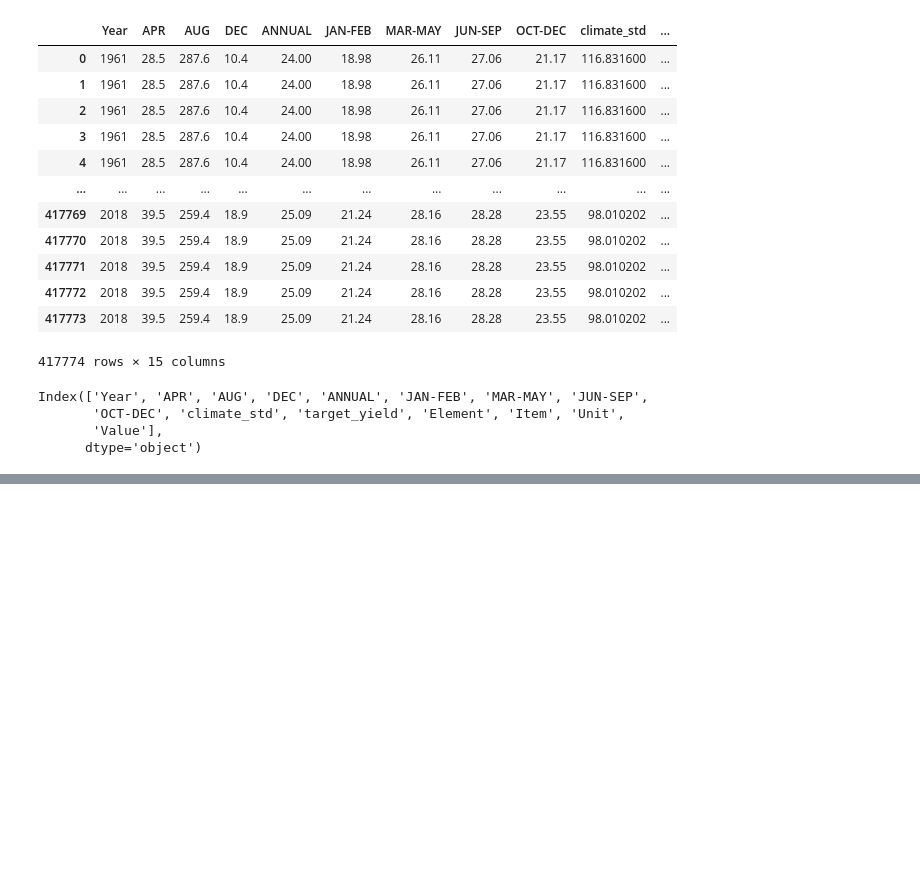
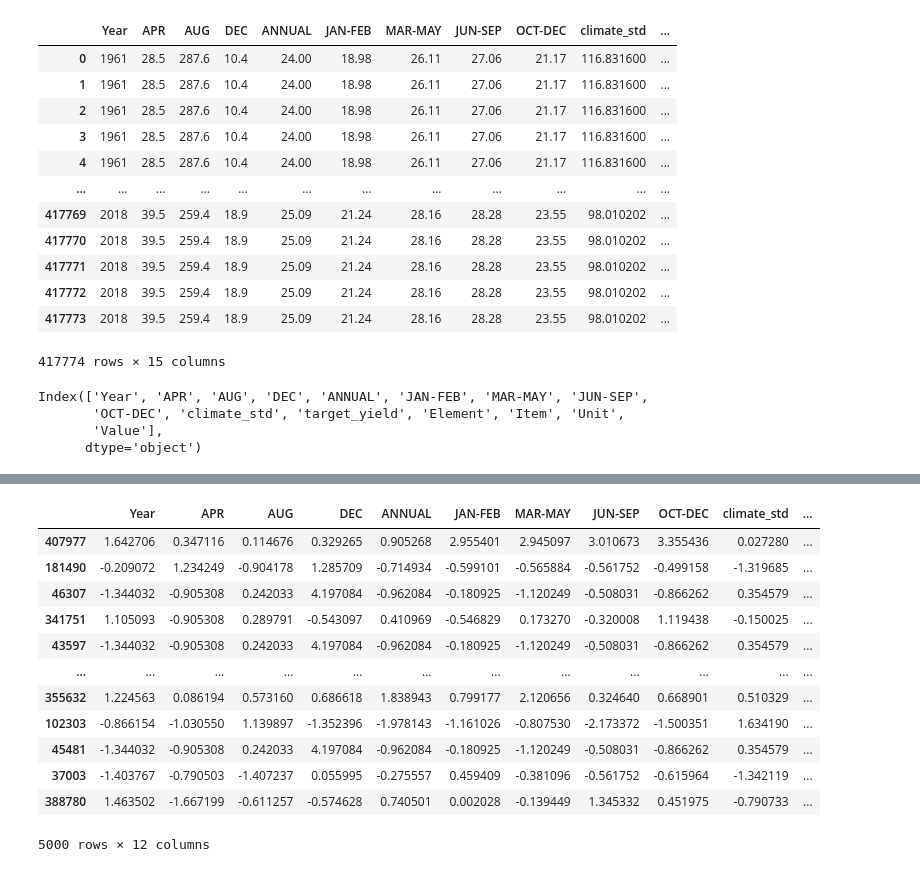
Before and after one commit to sandeepa-ukr/AI-Based-Crop-Predection, a Jupyter notebook: Untitled.ipynb, the cells around one changed output, grey strips where cells are left out. Drawn from its saved outputs; the diff is of its cells as text; code cells hidden in the pictures; blank space fills up the shorter version.

```diff
--- a/Untitled.ipynb
+++ b/Untitled.ipynb
@@ -192,0 +245,16 @@ Index(['Year', 'APR', 'AUG', 'DEC', 'ANNUAL', 'JAN-FEB', 'MAR-MAY', 'JUN-SEP',
+# %%
+X_sample
+# %% [output]
+|  | Year | APR | AUG | DEC | ANNUAL | JAN-FEB | MAR-MAY | JUN-SEP | OCT-DEC | climate_std | ... |
+| 407977 | 1.642706 | 0.347116 | 0.114676 | 0.329265 | 0.905268 | 2.955401 | 2.945097 | 3.010673 | 3.355436 | 0.027280 | ... |
+| 181490 | -0.209072 | 1.234249 | -0.904178 | 1.285709 | -0.714934 | -0.599101 | -0.565884 | -0.561752 | -0.499158 | -1.319685 | ... |
+| 46307 | -1.344032 | -0.905308 | 0.242033 | 4.197084 | -0.962084 | -0.180925 | -1.120249 | -0.508031 | -0.866262 | 0.354579 | ... |
+| 341751 | 1.105093 | -0.905308 | 0.289791 | -0.543097 | 0.410969 | -0.546829 | 0.173270 | -0.320008 | 1.119438 | -0.150025 | ... |
+| 43597 | -1.344032 | -0.905308 | 0.242033 | 4.197084 | -0.962084 | -0.180925 | -1.120249 | -0.508031 | -0.866262 | 0.354579 | ... |
+| ... | ... | ... | ... | ... | ... | ... | ... | ... | ... | ... | ... |
+| 355632 | 1.224563 | 0.086194 | 0.573160 | 0.686618 | 1.838943 | 0.799177 | 2.120656 | 0.324640 | 0.668901 | 0.510329 | ... |
+| 102303 | -0.866154 | -1.030550 | 1.139897 | -1.352396 | -1.978143 | -1.161026 | -0.807530 | -2.173372 | -1.500351 | 1.634190 | ... |
+| 45481 | -1.344032 | -0.905308 | 0.242033 | 4.197084 | -0.962084 | -0.180925 | -1.120249 | -0.508031 | -0.866262 | 0.354579 | ... |
+| 37003 | -1.403767 | -0.790503 | -1.407237 | 0.055995 | -0.275557 | 0.459409 | -0.381096 | -0.561752 | -0.615964 | -1.342119 | ... |
+| 388780 | 1.463502 | -1.667199 | -0.611257 | -0.574628 | 0.740501 | 0.002028 | -0.139449 | 1.345332 | 0.451975 | -0.790733 | ... |
+5000 rows × 12 columns
```
Also changed, not shown: parts of 10 cells of this notebook.
